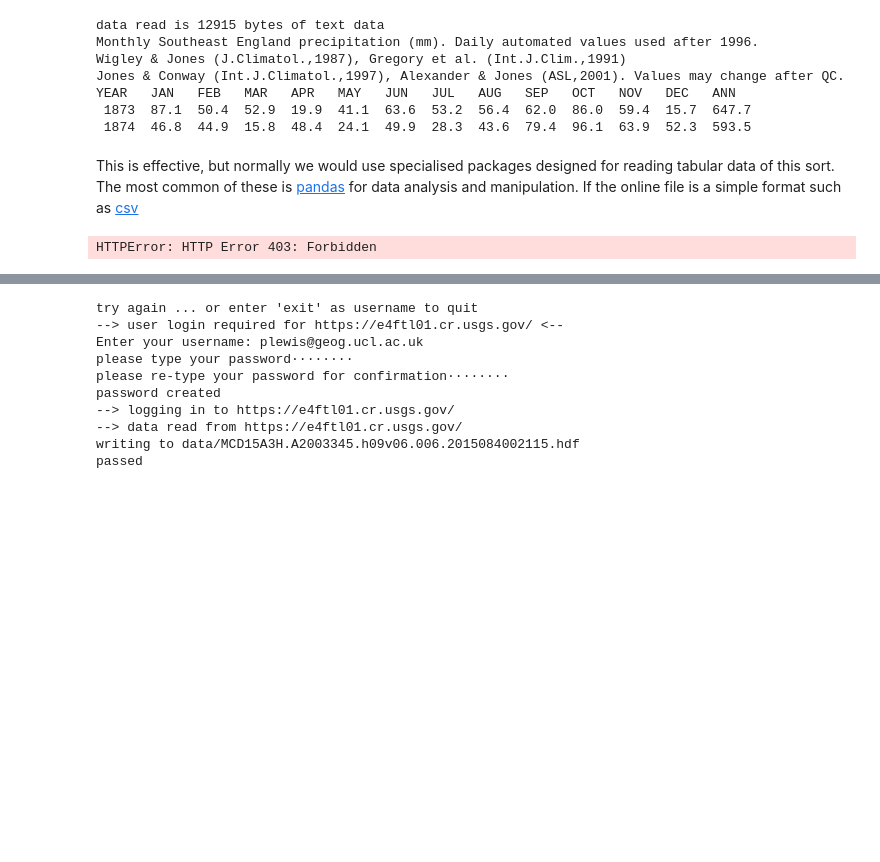
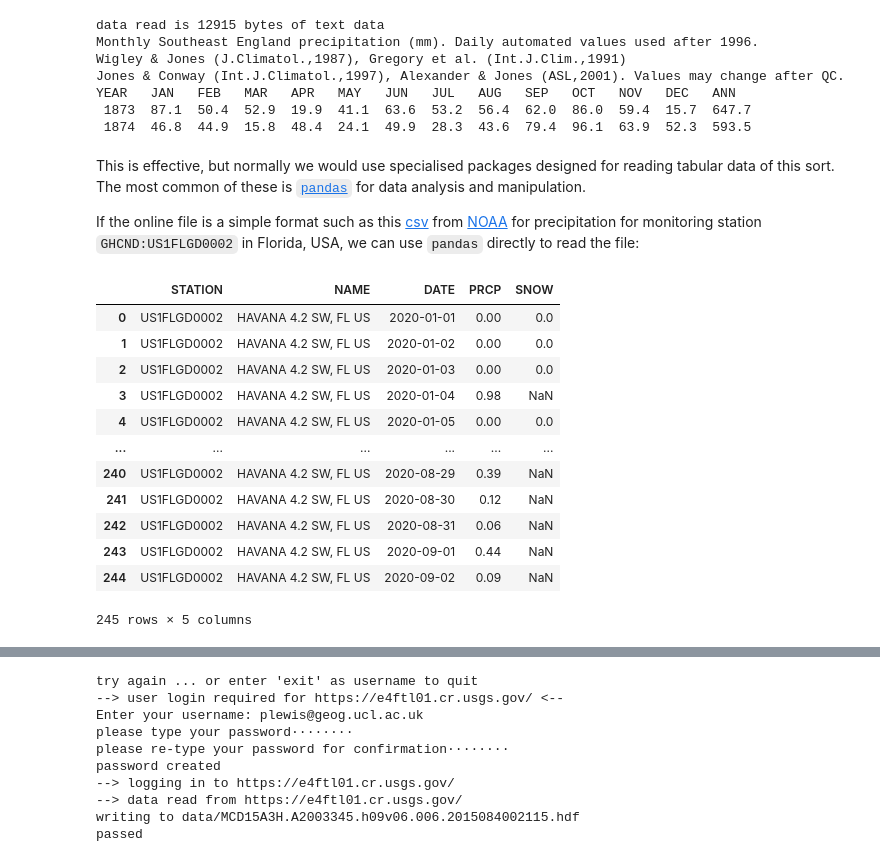
Before and after one commit to UCL-EO/geog0111, a Jupyter notebook: notebooks/018_Python_files.ipynb, the cells around one changed output, grey strips where cells are left out. Saved outputs shown, nothing was run; the diff lists cells and outputs as text; code cells hidden in the pictures; blank space fills up the shorter version.

```diff
--- a/notebooks/018_Python_files.ipynb
+++ b/notebooks/018_Python_files.ipynb
@@ -358,13 +358,27 @@ YEAR   JAN   FEB   MAR   APR   MAY   JUN   JUL   AUG   SEP   OCT   NOV   DEC   A
  1873  87.1  50.4  52.9  19.9  41.1  63.6  53.2  56.4  62.0  86.0  59.4  15.7  647.7
  1874  46.8  44.9  15.8  48.4  24.1  49.9  28.3  43.6  79.4  96.1  63.9  52.3  593.5
 # %% [markdown]
-This is effective, but normally we would use specialised packages designed for reading tabular data of this sort. The most common of these is [pandas](https://pandas.pydata.org/) for data analysis and manipulation. If the online file is a simple format such as [csv]()
+This is effective, but normally we would use specialised packages designed for reading tabular data of this sort. The most common of these is [`pandas`](https://pandas.pydata.org/) for data analysis and manipulation.
+
+If the online file is a simple format such as this [csv]() from [NOAA](https://www.ncdc.noaa.gov/cdo-web) for precipitation for monitoring station `GHCND:US1FLGD0002` in Florida, USA, we can use `pandas` directly to read the file:
 # %%
 import pandas as pd
 import io
 url = "https://www.metoffice.gov.uk/hadobs/hadukp/data/monthly/HadSEEP_monthly_qc.txt"
 
-c=pd.read_csv(url,skiprows=3,na_values=[-99.9],sep=r"[ ]{1,}",engine='python')
-c.head()
+c=pd.read_csv('data/2276931.csv')
+c
 # %% [output]
+|  | STATION | NAME | DATE | PRCP | SNOW |
+| 0 | US1FLGD0002 | HAVANA 4.2 SW, FL US | 2020-01-01 | 0.00 | 0.0 |
+| 1 | US1FLGD0002 | HAVANA 4.2 SW, FL US | 2020-01-02 | 0.00 | 0.0 |
+| 2 | US1FLGD0002 | HAVANA 4.2 SW, FL US | 2020-01-03 | 0.00 | 0.0 |
+| 3 | US1FLGD0002 | HAVANA 4.2 SW, FL US | 2020-01-04 | 0.98 | NaN |
+| 4 | US1FLGD0002 | HAVANA 4.2 SW, FL US | 2020-01-05 | 0.00 | 0.0 |
+| ... | ... | ... | ... | ... | ... |
+| 240 | US1FLGD0002 | HAVANA 4.2 SW, FL US | 2020-08-29 | 0.39 | NaN |
+| 241 | US1FLGD0002 | HAVANA 4.2 SW, FL US | 2020-08-30 | 0.12 | NaN |
+| 242 | US1FLGD0002 | HAVANA 4.2 SW, FL US | 2020-08-31 | 0.06 | NaN |
+| 243 | US1FLGD0002 | HAVANA 4.2 SW, FL US | 2020-09-01 | 0.44 | NaN |
+| 244 | US1FLGD0002 | HAVANA 4.2 SW, FL US | 2020-09-02 | 0.09 | NaN |
-HTTPError: HTTP Error 403: Forbidden
+245 rows × 5 columns
```
Also changed, not shown: parts of 1 cell of this notebook, 1 other file.
